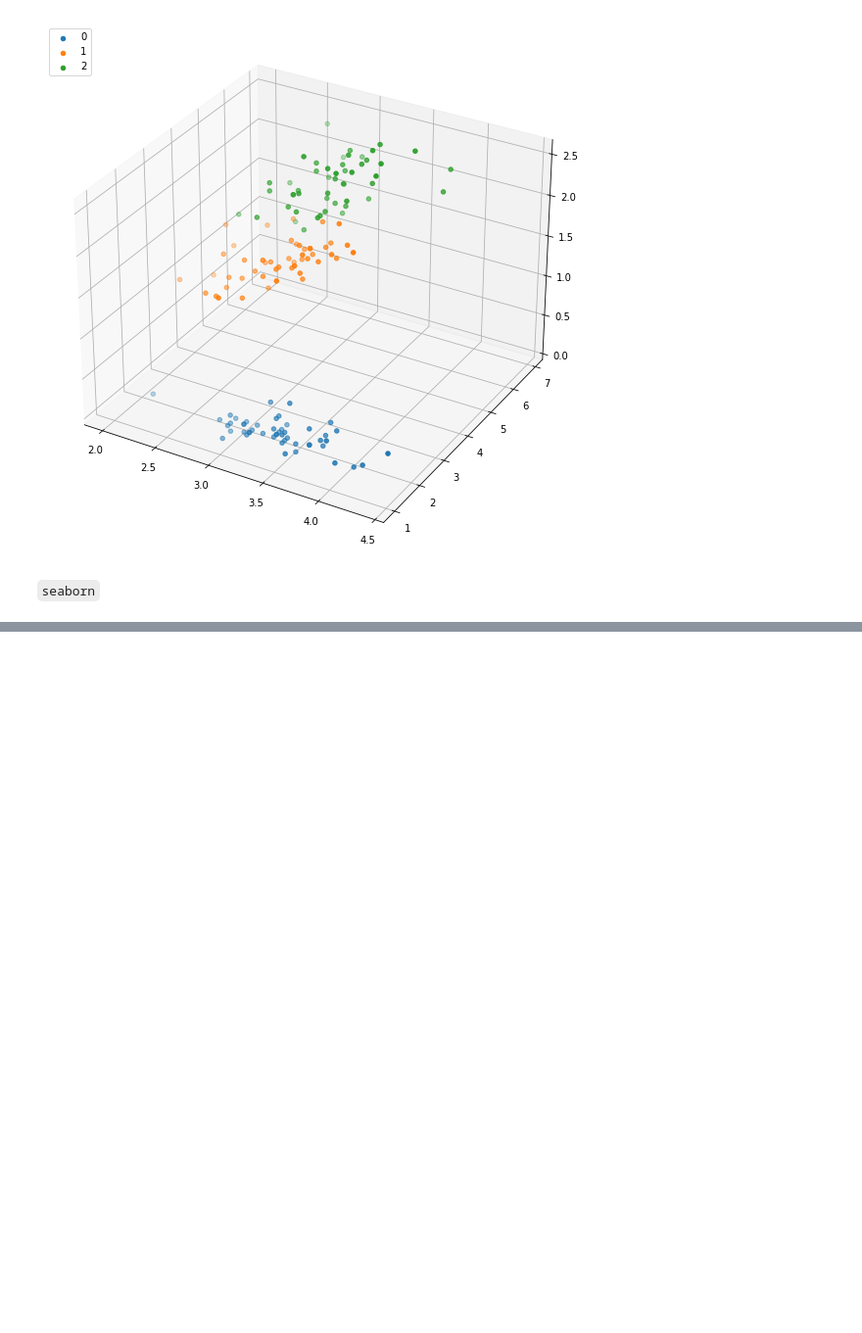
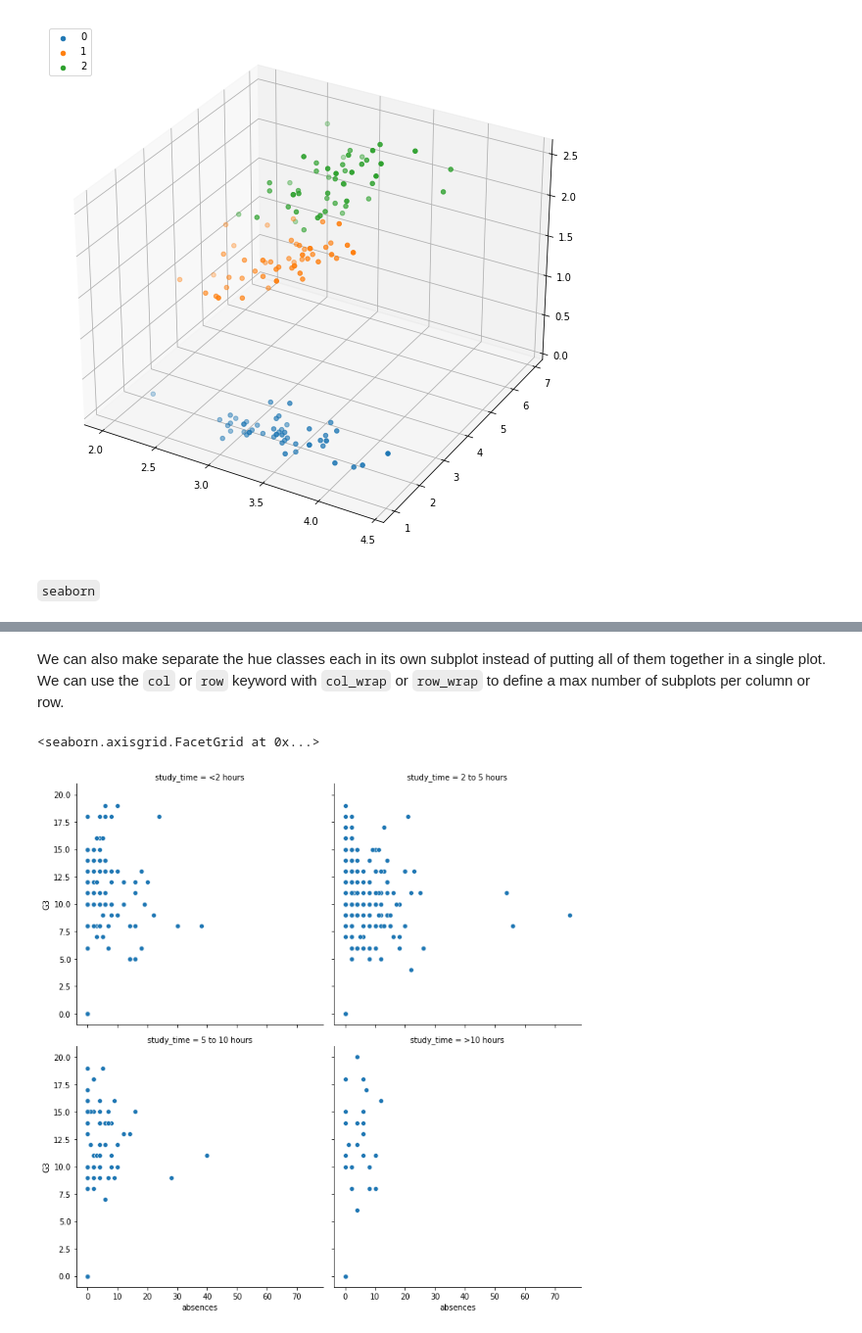
Before and after one commit to AhmedKhaled8/My-ML-Scratch, a Jupyter notebook: 00-Visualization/00-Visualization.ipynb, the cells around one changed output, grey strips where cells are left out. Shown at 98% size. Saved outputs shown, nothing was run; the diff lists cells and outputs as text; code cells hidden in the pictures; blank space fills up the shorter version.

```diff
--- a/00-Visualization/00-Visualization.ipynb
+++ b/00-Visualization/00-Visualization.ipynb
@@ -343,0 +406,15 @@ TODO: Add `seaborn` tutorial.
+# %% [markdown]
+We can also make separate the hue classes each in its own subplot instead of putting all of them together in a single plot. We can use the `col` or `row` keyword with `col_wrap` or `row_wrap` to define a max number of subplots per column or row.
+# %%
+sns.relplot(
+    data = student_data,
+    x = "absences",
+    y = "G3",
+    col = "study_time",
+    col_wrap = 2,
+    col_order = ["<2 hours", "2 to 5 hours", "5 to 10 hours", ">10 hours"],
+    kind = "scatter"
+)
+# %% [output]
+<seaborn.axisgrid.FacetGrid at 0x...>
+[figure, added]
```
Also changed, not shown: parts of 118 cells of this notebook, 4 other files.
